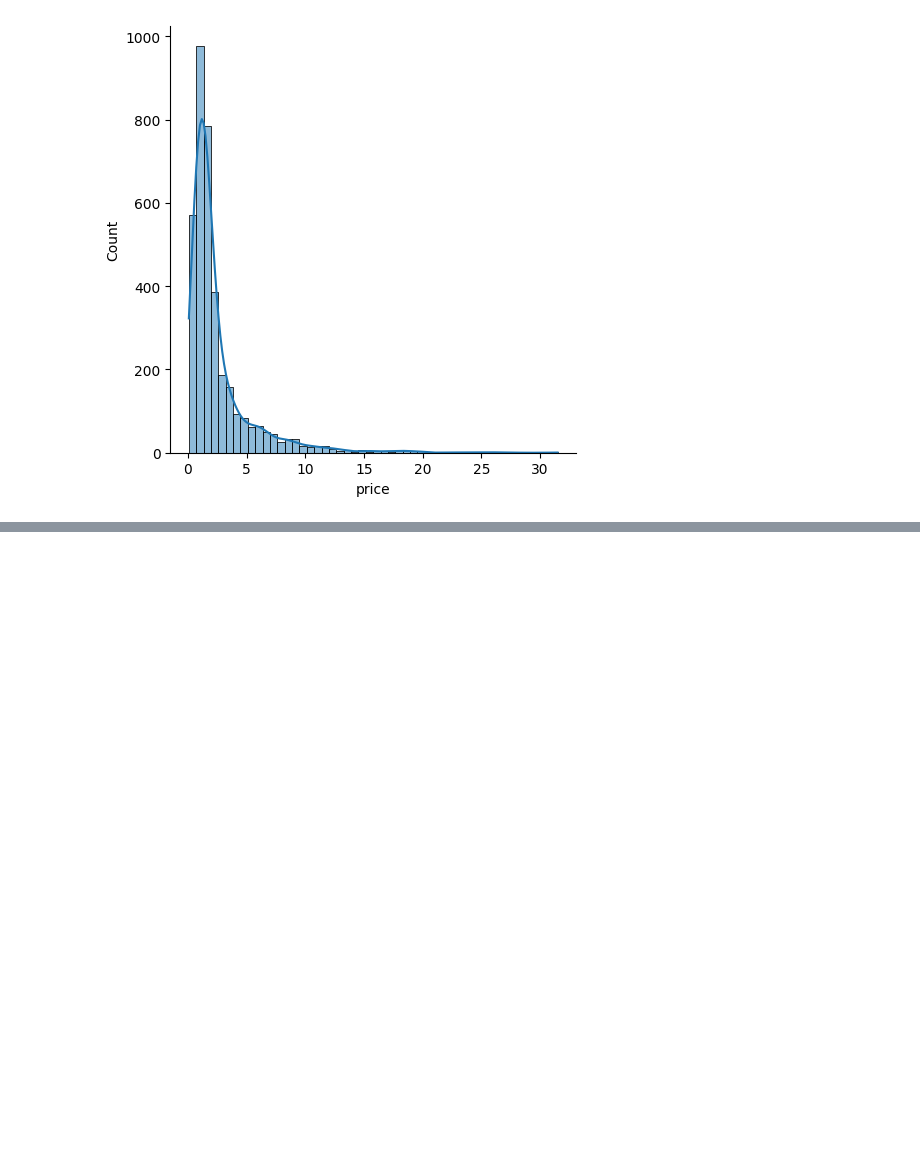
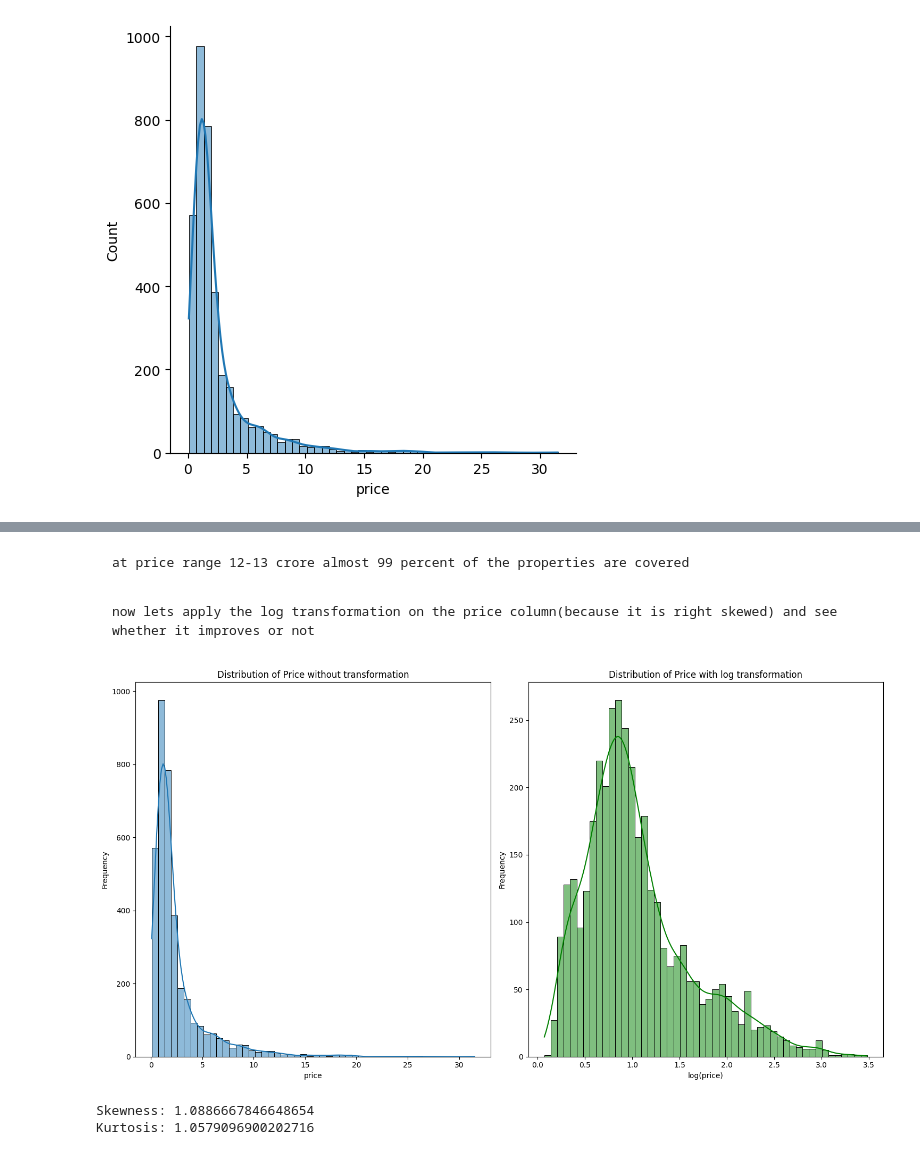
Before and after one commit to Yajas565/Proplytics, a Jupyter notebook: notebooks/session4_notebooks/univariate_EDA.ipynb, the cells around one changed output, grey strips where cells are left out. Drawn from its saved outputs; the diff is of its cells as text; code cells hidden in the pictures; blank space fills up the shorter version.

```diff
--- a/notebooks/session4_notebooks/univariate_EDA.ipynb
+++ b/notebooks/session4_notebooks/univariate_EDA.ipynb
@@ -231,0 +330,31 @@ sns.displot(df['price'], bins=50, kde=True)
+# %% [markdown]
+    at price range 12-13 crore almost 99 percent of the properties are covered
+# %% [markdown]
+    now lets apply the log transformation on the price column(because it is right skewed) and see whether it improves or not
+# %%
+plt.figure(figsize=(15,8))
+
+plt.subplot(1,2,1)
+sns.histplot(df['price'], bins=50, kde=True)
+plt.title('Distribution of Price without transformation')
+plt.xlabel('price')
+plt.ylabel('Frequency')
+
+plt.subplot(1,2,2)
+sns.histplot(np.log1p(df['price']), bins=50, kde=True, color='green')
+plt.title('Distribution of Price with log transformation')
+plt.xlabel('log(price)')
+plt.ylabel('Frequency')
+
+plt.tight_layout()
+plt.show()
+# %% [output]
+[figure, added]
+# %%
+skewness = np.log1p(df['price']).skew()
+kurtosis = np.log1p(df['price']).kurtosis()
+print(f'Skewness: {skewness}')
+print(f'Kurtosis: {kurtosis}')
+# %% [output]
+Skewness: 1.0886667846648654
+Kurtosis: 1.0579096900202716
```
Also changed, not shown: parts of 30 cells of this notebook, 1 other file.
